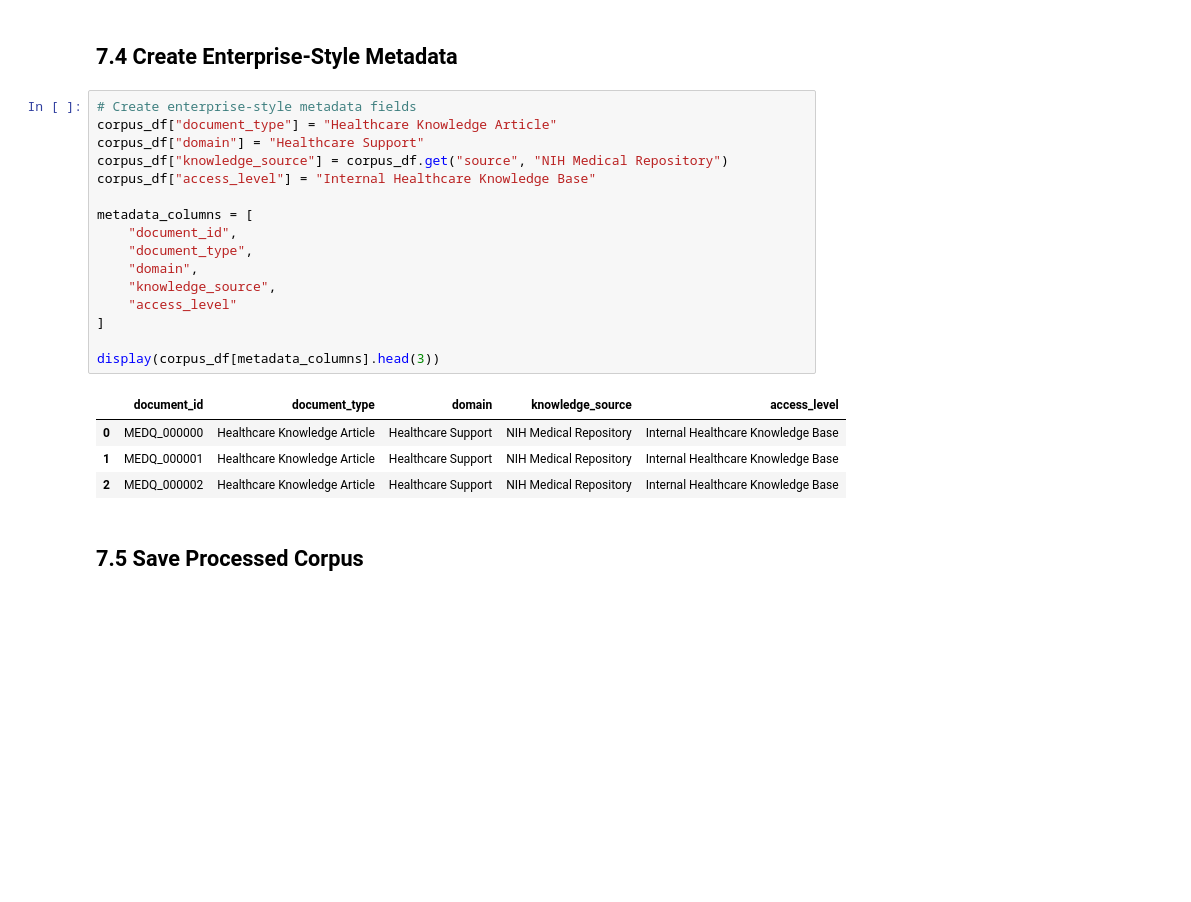
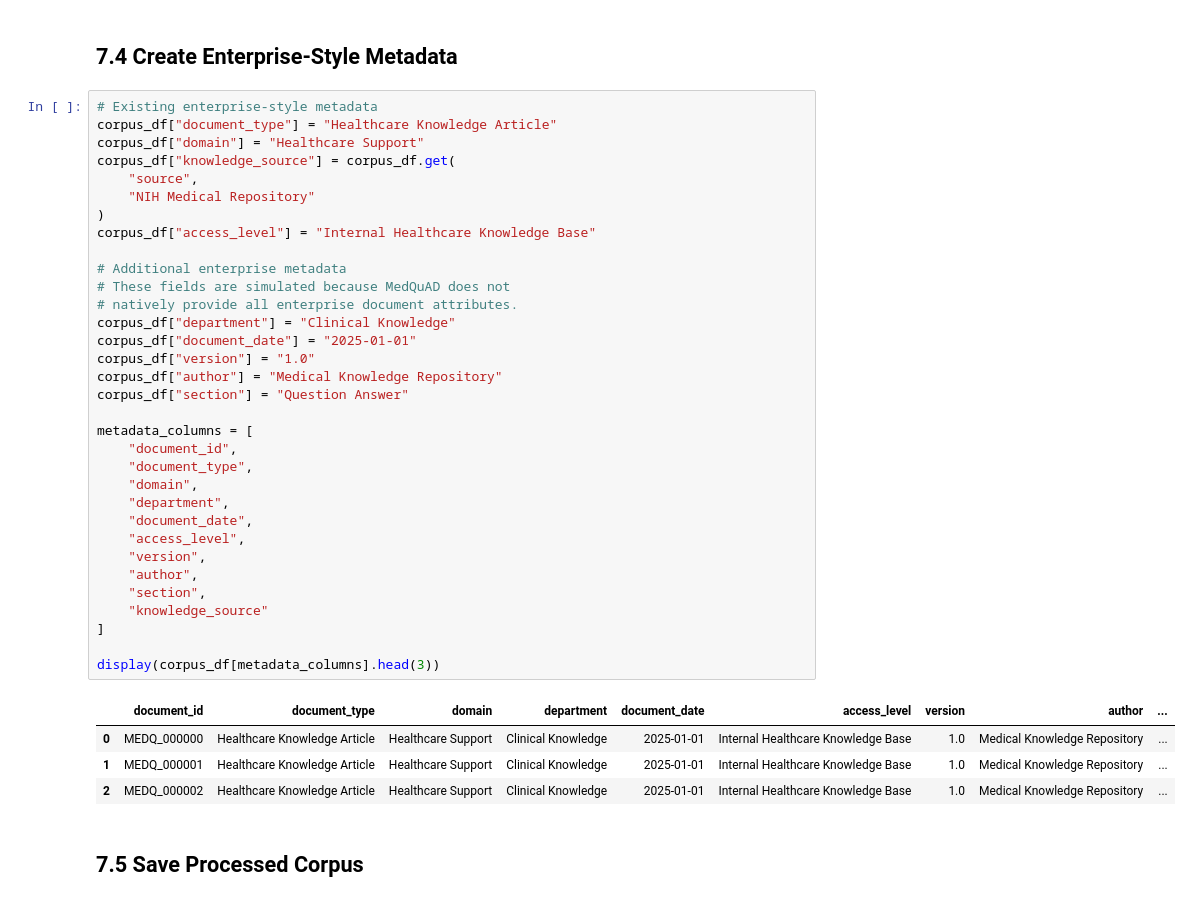
Before and after one commit to 2024ad05357/advanced-rag-enterprise, a Jupyter notebook: Advanced_Enterprise_RAG_Assignment.ipynb, the cells around one changed output. Saved outputs shown, nothing was run; the diff lists cells and outputs as text; blank space fills up the shorter version.

```diff
--- a/Advanced_Enterprise_RAG_Assignment.ipynb
+++ b/Advanced_Enterprise_RAG_Assignment.ipynb
@@ -362,26 +355,43 @@ display(corpus_df[[
 # %% [markdown]
 ## 7.4 Create Enterprise-Style Metadata
 # %%
-# Create enterprise-style metadata fields
+# Existing enterprise-style metadata
 corpus_df["document_type"] = "Healthcare Knowledge Article"
 corpus_df["domain"] = "Healthcare Support"
-corpus_df["knowledge_source"] = corpus_df.get("source", "NIH Medical Repository")
+corpus_df["knowledge_source"] = corpus_df.get(
+    "source",
+    "NIH Medical Repository"
+)
 corpus_df["access_level"] = "Internal Healthcare Knowledge Base"
+
+# Additional enterprise metadata
+# These fields are simulated because MedQuAD does not
+# natively provide all enterprise document attributes.
+corpus_df["department"] = "Clinical Knowledge"
+corpus_df["document_date"] = "2025-01-01"
+corpus_df["version"] = "1.0"
+corpus_df["author"] = "Medical Knowledge Repository"
+corpus_df["section"] = "Question Answer"
 
 metadata_columns = [
     "document_id",
     "document_type",
     "domain",
-    "knowledge_source",
-    "access_level"
+    "department",
+    "document_date",
+    "access_level",
+    "version",
+    "author",
+    "section",
+    "knowledge_source"
 ]
 
 display(corpus_df[metadata_columns].head(3))
 # %% [output]
-|  | document_id | document_type | domain | knowledge_source | access_level |
-| 0 | MEDQ_000000 | Healthcare Knowledge Article | Healthcare Support | NIH Medical Repository | Internal Healthcare Knowledge Base |
-| 1 | MEDQ_000001 | Healthcare Knowledge Article | Healthcare Support | NIH Medical Repository | Internal Healthcare Knowledge Base |
-| 2 | MEDQ_000002 | Healthcare Knowledge Article | Healthcare Support | NIH Medical Repository | Internal Healthcare Knowledge Base |
+|  | document_id | document_type | domain | department | document_date | access_level | version | author | ... |
+| 0 | MEDQ_000000 | Healthcare Knowledge Article | Healthcare Support | Clinical Knowledge | 2025-01-01 | Internal Healthcare Knowledge Base | 1.0 | Medical Knowledge Repository | ... |
+| 1 | MEDQ_000001 | Healthcare Knowledge Article | Healthcare Support | Clinical Knowledge | 2025-01-01 | Internal Healthcare Knowledge Base | 1.0 | Medical Knowledge Repository | ... |
+| 2 | MEDQ_000002 | Healthcare Knowledge Article | Healthcare Support | Clinical Knowledge | 2025-01-01 | Internal Healthcare Knowledge Base | 1.0 | Medical Knowledge Repository | ... |
 # %% [markdown]
 ## 7.5 Save Processed Corpus
 # %%
```
Also changed, not shown: parts of 46 cells of this notebook, 1 other file.
